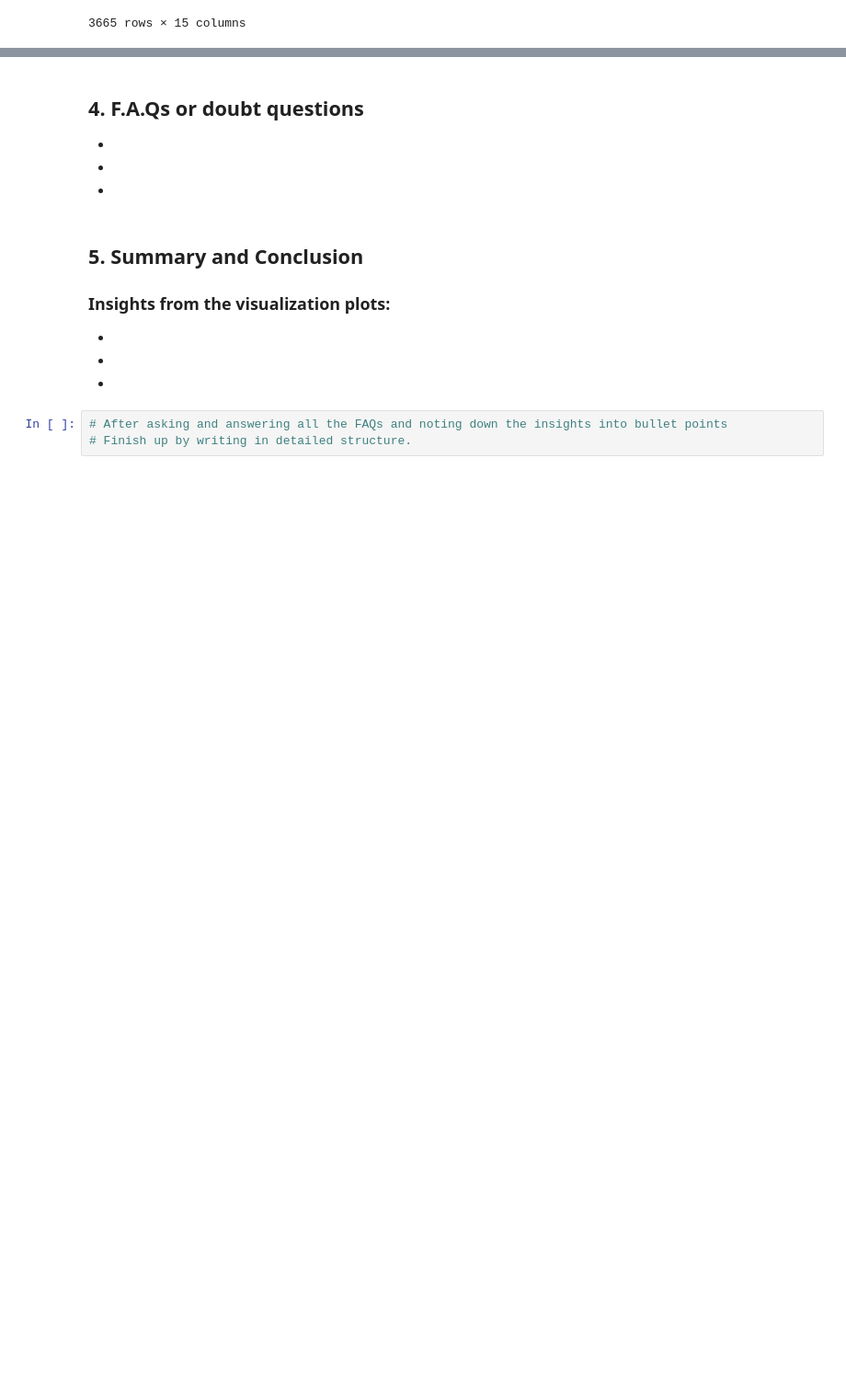
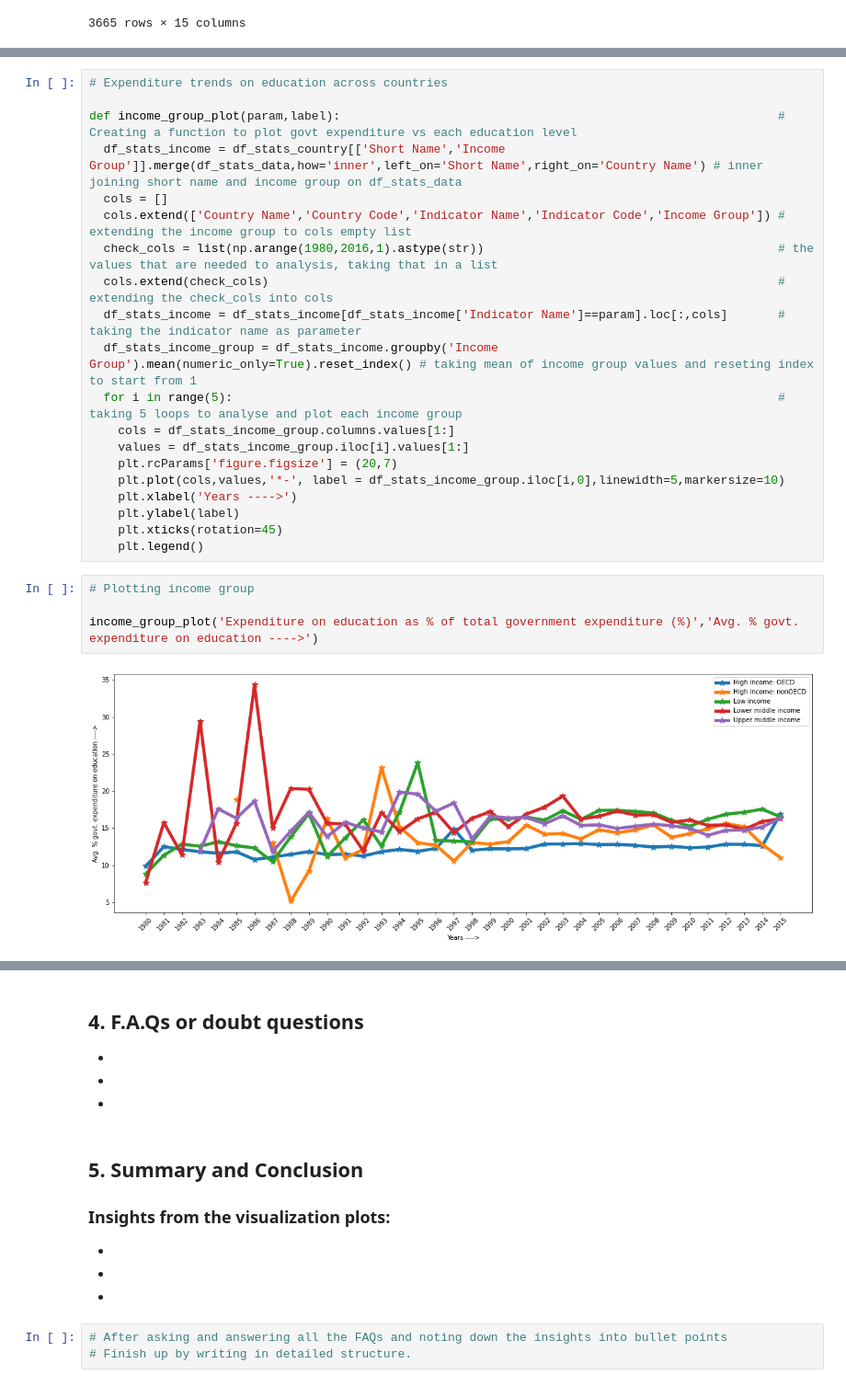
Before and after one commit to deba-roy/World_Bank_Global_Education_Analysis, a Jupyter notebook: DEBARTHA_ROY_CHOWDHURY_World_Bank_Global_Education_Analysis_Capstone_Project.ipynb, the cells around one changed output, grey strips where cells are left out. Shown: that part at 92% size. Cells and saved outputs as stored; diff of their text form; blank space fills up the shorter version.

```diff
--- a/DEBARTHA_ROY_CHOWDHURY_World_Bank_Global_Education_Analysis_Capstone_Project.ipynb
+++ b/DEBARTHA_ROY_CHOWDHURY_World_Bank_Global_Education_Analysis_Capstone_Project.ipynb
@@ -357,0 +439,26 @@ New_Stats_Series
+# %%
+# Expenditure trends on education across countries
+
+def income_group_plot(param,label):                                                             # Creating a function to plot govt expenditure vs each education level
+  df_stats_income = df_stats_country[['Short Name','Income Group']].merge(df_stats_data,how='inner',left_on='Short Name',right_on='Country Name') # inner joining short name and income group on df_stats_data
+  cols = []
+  cols.extend(['Country Name','Country Code','Indicator Name','Indicator Code','Income Group']) # extending the income group to cols empty list
+  check_cols = list(np.arange(1980,2016,1).astype(str))                                         # the values that are needed to analysis, taking that in a list
+  cols.extend(check_cols)                                                                       # extending the check_cols into cols
+  df_stats_income = df_stats_income[df_stats_income['Indicator Name']==param].loc[:,cols]       # taking the indicator name as parameter
+  df_stats_income_group = df_stats_income.groupby('Income Group').mean(numeric_only=True).reset_index() # taking mean of income group values and reseting index to start from 1
+  for i in range(5):                                                                            # taking 5 loops to analyse and plot each income group
+    cols = df_stats_income_group.columns.values[1:]
+    values = df_stats_income_group.iloc[i].values[1:]
+    plt.rcParams['figure.figsize'] = (20,7)
+    plt.plot(cols,values,'*-', label = df_stats_income_group.iloc[i,0],linewidth=5,markersize=10)
+    plt.xlabel('Years ---->')
+    plt.ylabel(label)
+    plt.xticks(rotation=45)
+    plt.legend()
+# %%
+# Plotting income group
+
+income_group_plot('Expenditure on education as % of total government expenditure (%)','Avg. % govt. expenditure on education ---->')
+# %% [output]
+[figure, added]
```
Also changed, not shown: parts of 28 cells of this notebook.
